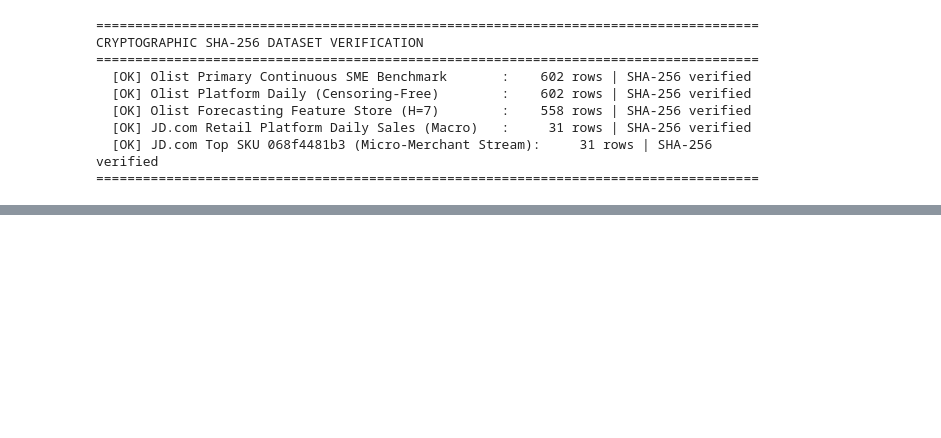
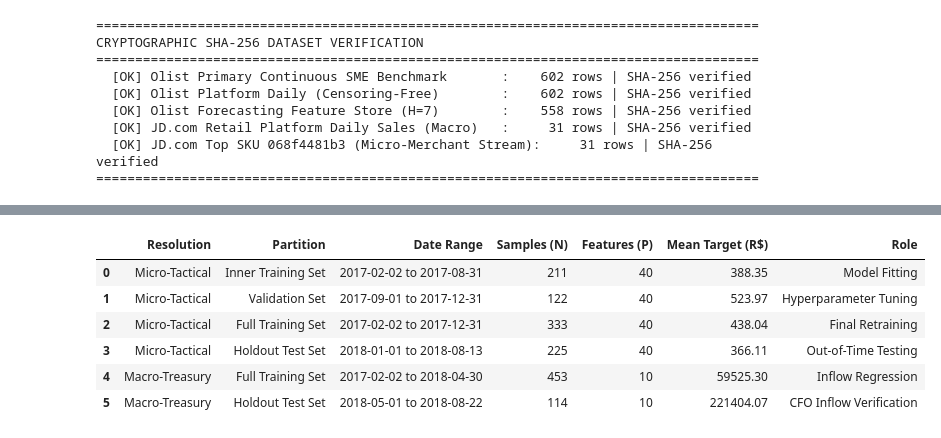
Before and after one commit to mdarmanaliashik/FinSight-AI, a Jupyter notebook: notebooks/Phase3_Sales_Forecasting_Benchmark.ipynb, the cells around one changed output, grey strips where cells are left out. Saved outputs shown, nothing was run; the diff lists cells and outputs as text; code cells hidden in the pictures; blank space fills up the shorter version.

```diff
--- a/notebooks/Phase3_Sales_Forecasting_Benchmark.ipynb
+++ b/notebooks/Phase3_Sales_Forecasting_Benchmark.ipynb
@@ -1357,0 +163,74 @@ Phase 3 Machine Learning Suite successfully completed and persisted for Phase 4.
+# %%
+base_feature_cols = [c for c in df_feats.columns if c not in ["target", "origin_date", "target_date"]]
+
+df_feats["origin_dt"] = pd.to_datetime(df_feats["origin_date"])
+train_mask_full = df_feats["origin_dt"] <= "2017-12-31"
+
+# Feature Engineering Suite
+df_feats["cv_7"] = df_feats["rolling_std_7"] / (df_feats["rolling_mean_7"] + 1e-4)
+df_feats["cv_28"] = df_feats["rolling_std_28"] / (df_feats["rolling_mean_28"] + 1e-4)
+df_feats["spread_ratio_7"] = (df_feats["rolling_max_7"] - df_feats["rolling_min_7"]) / (df_feats["rolling_mean_7"] + 1e-4)
+df_feats["ratio_ma7_ma28"] = df_feats["rolling_mean_7"] / (df_feats["rolling_mean_28"] + 1e-4)
+
+# Day-of-week multiplier calibrated strictly on train set
+dow_means = df_feats.loc[train_mask_full].groupby("day_of_week")["target"].mean()
+global_mean = df_feats.loc[train_mask_full, "target"].mean()
+dow_map = (dow_means / global_mean).to_dict()
+df_feats["dow_factor"] = df_feats["day_of_week"].map(dow_map)
+df_feats["lag0_sa"] = df_feats["lag_0"] / (df_feats["dow_factor"] + 1e-4)
+df_feats["rolling_median_7"] = df_feats["lag_0"].rolling(7).median().bfill()
+
+all_feature_cols = base_feature_cols + ["cv_7", "cv_28", "spread_ratio_7", "ratio_ma7_ma28", "dow_factor", "lag0_sa", "rolling_median_7"]
+cb_feature_cols = base_feature_cols + ["cv_7", "cv_28"]
+
+# Multi-Split Partition
+inner_train_idx = df_feats["origin_dt"] < "2017-09-01"
+val_idx = (df_feats["origin_dt"] >= "2017-09-01") & (df_feats["origin_dt"] <= "2017-12-31")
+test_idx = df_feats["origin_dt"] > "2017-12-31"
+
+X_tr_inner = df_feats.loc[inner_train_idx, all_feature_cols].copy()
+y_tr_inner = df_feats.loc[inner_train_idx, "target"].values
+X_val = df_feats.loc[val_idx, all_feature_cols].copy()
+y_val = df_feats.loc[val_idx, "target"].values
+
+X_train = df_feats.loc[train_mask_full, all_feature_cols].copy()
+y_train = df_feats.loc[train_mask_full, "target"].values
+X_test = df_feats.loc[test_idx, all_feature_cols].copy()
+y_test = df_feats.loc[test_idx, "target"].values
+
+test_dates = pd.to_datetime(df_feats.loc[test_idx, "target_date"]).values
+test_mean = float(np.mean(y_test))
+
+# Feature Store 2: Macro-Treasury Cumulative Inflow
+df_cum_engine = df_sme.copy().sort_values("Date").reset_index(drop=True)
+df_cum_engine["cum_sales"] = df_cum_engine["sales"].cumsum()
+df_cum_engine["target_cum_h7"] = df_cum_engine["cum_sales"].shift(-7)
+df_cum_engine["cum_lag_1"] = df_cum_engine["cum_sales"].shift(1)
+
+for l in [1, 2, 3, 7, 14]:
+    df_cum_engine[f"cum_lag_{l}"] = df_cum_engine["cum_sales"].shift(l)
+    df_cum_engine[f"sales_lag_{l}"] = df_cum_engine["sales"].shift(l)
+
+for w in [7, 14, 28]:
+    df_cum_engine[f"roll_mean_{w}"] = df_cum_engine["sales"].shift(1).rolling(w).mean()
+    df_cum_engine[f"roll_std_{w}"] = df_cum_engine["sales"].shift(1).rolling(w).std()
+
+valid_cum = df_cum_engine.dropna().copy().reset_index(drop=True)
+idx_cum = int(len(valid_cum) * 0.8)
+train_cum = valid_cum.iloc[:idx_cum]
+test_cum = valid_cum.iloc[idx_cum:]
+feats_cum_core = [c for c in valid_cum.columns if "lag_" in c]
+
+print("=" * 90)
+print("TABLE 1: CHRONOLOGICAL HOLDOUT FEATURE STORE PARTITION")
+print("=" * 90)
+partition_df = pd.DataFrame([
+    {"Resolution": "Micro-Tactical", "Partition": "Inner Training Set", "Date Range": f"{str(df_feats.loc[inner_train_idx, 'origin_date'].min())[:10]} to {str(df_feats.loc[inner_train_idx, 'origin_date'].max())[:10]}", "Samples (N)": len(X_tr_inner), "Features (P)": len(all_feature_cols), "Mean Target (R$)": round(np.mean(y_tr_inner), 2), "Role": "Model Fitting"},
+    {"Resolution": "Micro-Tactical", "Partition": "Validation Set", "Date Range": f"{str(df_feats.loc[val_idx, 'origin_date'].min())[:10]} to {str(df_feats.loc[val_idx, 'origin_date'].max())[:10]}", "Samples (N)": len(X_val), "Features (P)": len(all_feature_cols), "Mean Target (R$)": round(np.mean(y_val), 2), "Role": "Hyperparameter Tuning"},
+    {"Resolution": "Micro-Tactical", "Partition": "Full Training Set", "Date Range": f"{str(df_feats.loc[train_mask_full, 'origin_date'].min())[:10]} to {str(df_feats.loc[train_mask_full, 'origin_date'].max())[:10]}", "Samples (N)": len(X_train), "Features (P)": len(all_feature_cols), "Mean Target (R$)": round(np.mean(y_train), 2), "Role": "Final Retraining"},
+    {"Resolution": "Micro-Tactical", "Partition": "Holdout Test Set", "Date Range": f"{str(df_feats.loc[test_idx, 'origin_date'].min())[:10]} to {str(df_feats.loc[test_idx, 'origin_date'].max())[:10]}", "Samples (N)": len(X_test), "Features (P)": len(all_feature_cols), "Mean Target (R$)": round(test_mean, 2), "Role": "Out-of-Time Testing"},
+    {"Resolution": "Macro-Treasury", "Partition": "Full Training Set", "Date Range": f"{str(train_cum['Date'].min())[:10]} to {str(train_cum['Date'].max())[:10]}", "Samples (N)": len(train_cum), "Features (P)": len(feats_cum_core), "Mean Target (R$)": round(train_cum['target_cum_h7'].mean(), 2), "Role": "Inflow Regression"},
+    {"Resolution": "Macro-Treasury", "Partition": "Holdout Test Set", "Date Range": f"{str(test_cum['Date'].min())[:10]} to {str(test_cum['Date'].max())[:10]}", "Samples (N)": len(test_cum), "Features (P)": len(feats_cum_core), "Mean Target (R$)": round(test_cum['target_cum_h7'].mean(), 2), "Role": "CFO Inflow Verification"}
+])
+display(partition_df)
+# %% [output]
@@ -1357,0 +240,7 @@ Phase 3 Machine Learning Suite successfully completed and persisted for Phase 4.
+|  | Resolution | Partition | Date Range | Samples (N) | Features (P) | Mean Target (R$) | Role |
+| 0 | Micro-Tactical | Inner Training Set | 2017-02-02 to 2017-08-31 | 211 | 40 | 388.35 | Model Fitting |
+| 1 | Micro-Tactical | Validation Set | 2017-09-01 to 2017-12-31 | 122 | 40 | 523.97 | Hyperparameter Tuning |
+| 2 | Micro-Tactical | Full Training Set | 2017-02-02 to 2017-12-31 | 333 | 40 | 438.04 | Final Retraining |
+| 3 | Micro-Tactical | Holdout Test Set | 2018-01-01 to 2018-08-13 | 225 | 40 | 366.11 | Out-of-Time Testing |
+| 4 | Macro-Treasury | Full Training Set | 2017-02-02 to 2018-04-30 | 453 | 10 | 59525.30 | Inflow Regression |
+| 5 | Macro-Treasury | Holdout Test Set | 2018-05-01 to 2018-08-22 | 114 | 10 | 221404.07 | CFO Inflow Verification |
```
Also changed, not shown: parts of 41 cells of this notebook, 9 other files.
